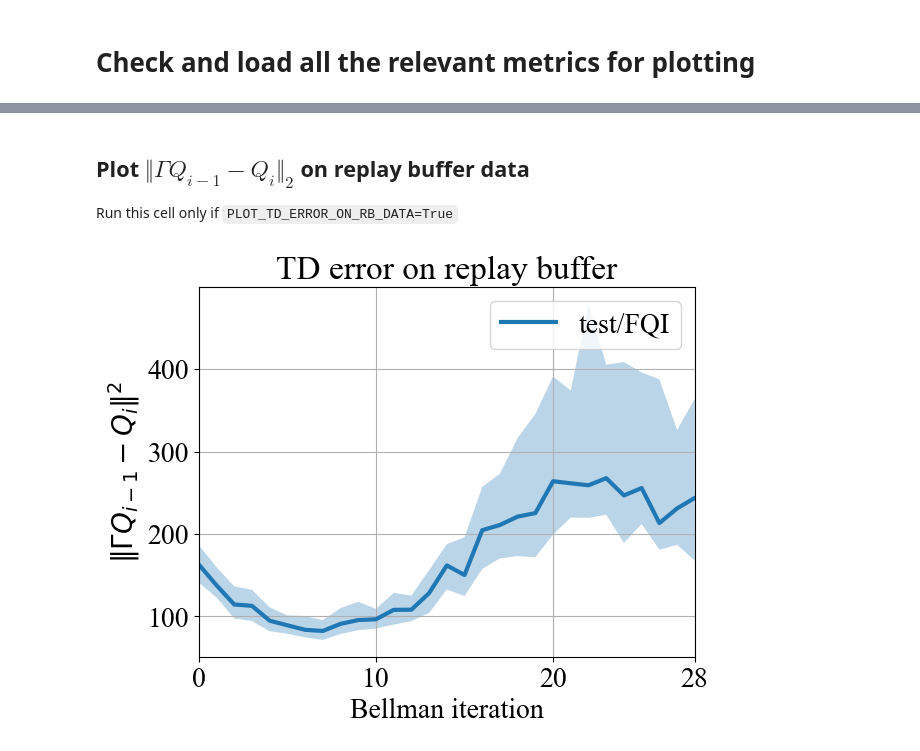
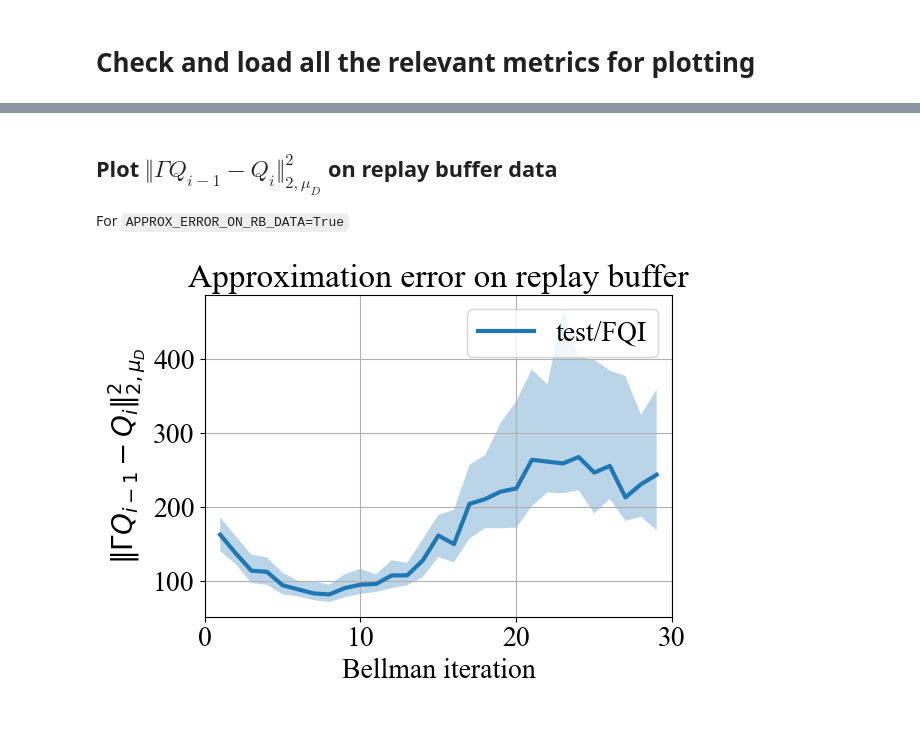
Before and after one commit to theovincent/slimDQN, a Jupyter notebook: experiments/CarOnHill/plots.ipynb, the cells around one changed output, grey strips where cells are left out. Cells and saved outputs as stored; diff of their text form; code cells hidden in the pictures; blank space fills up the shorter version.

Commit message:
fixes in plots, nbk in required flow

```diff
--- a/experiments/CarOnHill/plots.ipynb
+++ b/experiments/CarOnHill/plots.ipynb
@@ -68,4 +57,0 @@ Run this cell only if `PLOT_SAMPLES_DISTRIBUTION=True`
-# %%
-for experiment in experiment_seed_folder_map:
-    plot_on_grid(values=metrics[experiment]["samples_distribution"], zeros_to_nan=True, title=f"Samples distribution in replay buffer").savefig(os.path.join(BASE_PATH, experiment, "samples_distribution.pdf"))
-    plot_on_grid(values=metrics[experiment]["rewards_distribution"], zeros_to_nan=True, title="Reward distribution in replay buffer").savefig(os.path.join(BASE_PATH, experiment, "rewards_distribution.pdf"))
@@ -74,0 +58,10 @@ for experiment in experiment_seed_folder_map:
+# %%
+if SAMPLES_DISTRIBUTION:
+    TITLES = {"samples_distribution": "Samples distribution",
+              "rewards_distribution": "Rewards distribution"}
+    for experiment in experiment_seed_folder_map:
+        plot_on_grid(values={TITLES[p]: metrics[experiment][p] for p in ["samples_distribution", "rewards_distribution"]},
+                     shared_cmap=False,
+                     zeros_to_nan=True,
+                     title="Replay buffer statistics"
+                     ).savefig(os.path.join(BASE_PATH, experiment, "samples_distribution.pdf"), bbox_inches='tight')
@@ -75,17 +102,33 @@ for experiment in experiment_seed_folder_map:
 # %% [markdown]
-## Plot $\Vert \Gamma Q_{i-1} - Q_i\Vert_2$ on replay buffer data
-Run this cell only if `PLOT_TD_ERROR_ON_RB_DATA=True`
+## Plot $\Vert \Gamma Q_{i-1} - Q_i\Vert^2_{2, \mu_{D}}$ on replay buffer data
+For `APPROX_ERROR_ON_RB_DATA=True`
 # %%
-td_error_on_rb = {}
-for experiment in experiment_seed_folder_map:
-    n_seeds = len(metrics[experiment]["q_i_rb"])
-    n_bellman_iterations = list(metrics[experiment]["q_i_rb"].values())[0].shape[0]
-    td_error_on_rb[experiment] = np.zeros((n_seeds, n_bellman_iterations-1))
-    for idx_seed, seed_run in enumerate(experiment_seed_folder_map[experiment]):
-        td_error_on_rb[experiment][idx_seed] = np.linalg.norm(
-                        metrics[experiment]["T_q_rb"][seed_run]
-                        - metrics[experiment]["q_i_rb"][seed_run][1:][np.arange(n_bellman_iterations-1)[:, None],np.arange(len(metrics[experiment]["rb_store"]["action"])), metrics[experiment]["rb_store"]["action"]]
-                    , axis=1)**2
-plot_value("Bellman iteration", "$\Vert \Gamma Q_{i-1} - Q_i\Vert^2$", np.arange(0, n_bellman_iterations-1).tolist(), td_error_on_rb, ticksize=10, title="TD error on replay buffer", fontsize=20, linewidth=3).savefig(os.path.join(BASE_PATH, experiments_to_run[0], "td_error_rb_data.pdf"))
+if APPROX_ERROR_ON_RB_DATA:
+    approx_error_on_rb = {}
+    for experiment in experiment_seed_folder_map:
+        n_seeds = len(metrics[experiment]["q_i_rb"])
+        n_bellman_iterations = list(metrics[experiment]["q_i_rb"].values())[0].shape[0]
+        approx_error_on_rb[experiment] = np.zeros((n_seeds, n_bellman_iterations-1))
+        for idx_seed, seed_run in enumerate(experiment_seed_folder_map[experiment]):
+            approx_error_on_rb[experiment][idx_seed] = np.linalg.norm(
+                            metrics[experiment]["T_q_rb"][seed_run]
+                            - metrics[experiment]["q_i_rb"][seed_run][1:][np.arange(n_bellman_iterations-1)[:, None],np.arange(len(metrics[experiment]["rb_store"]["action"])), metrics[experiment]["rb_store"]["action"]]
+                        , axis=1)**2
+    plot_value("Bellman iteration",
+                "$\Vert \Gamma Q_{i-1} - Q_i\Vert^2_{2, \mu_{D}}$",
+                np.arange(1, n_bellman_iterations).tolist(),
+                approx_error_on_rb,
+                ticksize=10,
+                title="Approximation error on replay buffer",
+                fontsize=20,
+                linewidth=3,
+                xlim=(0, n_bellman_iterations),
+                xticks=[0]
+                + [
+                idx * 10 ** (int(np.log10(n_bellman_iterations)))
+                for idx in range(
+                    1, int(np.ceil(n_bellman_iterations / 10 ** (int(np.log10(n_bellman_iterations))))) + 1
+                )
+                ]).savefig(os.path.join(BASE_PATH, experiments_to_run[0], "approx_error_rb_data.pdf"), bbox_inches='tight')
 # %% [output]
-[figure, old version]
+[figure, new version]
```
Also changed, not shown: parts of 25 cells of this notebook, 2 other files.
